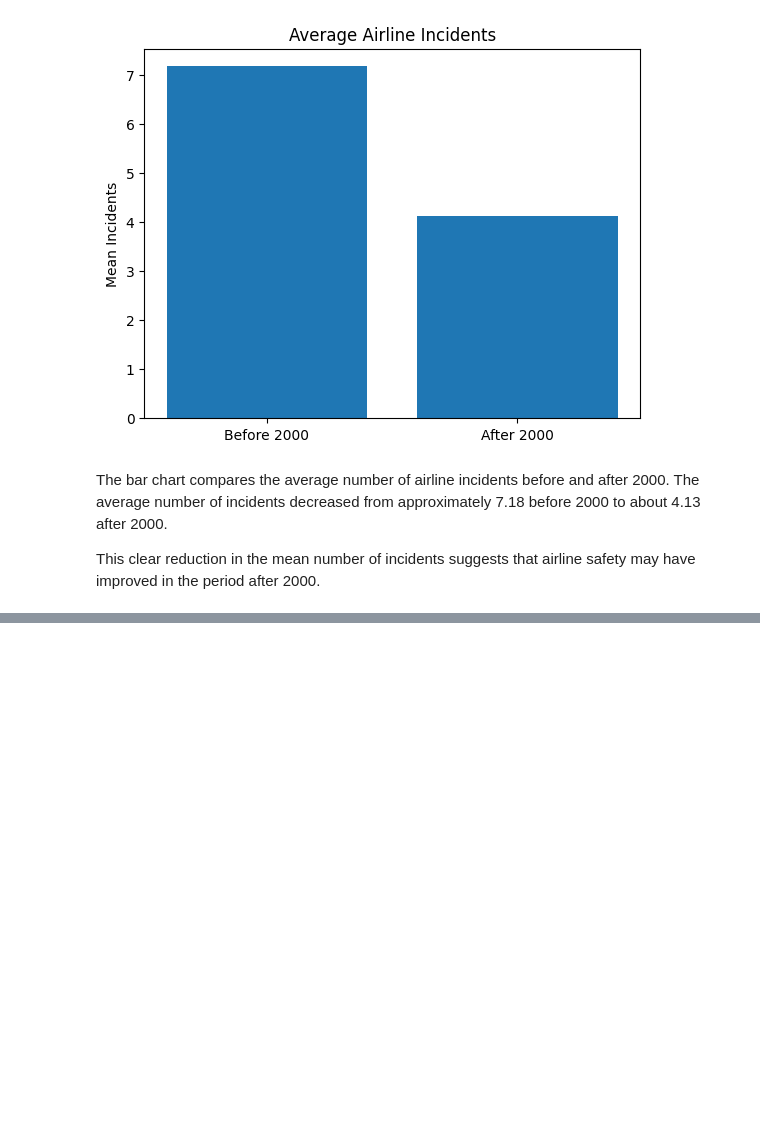
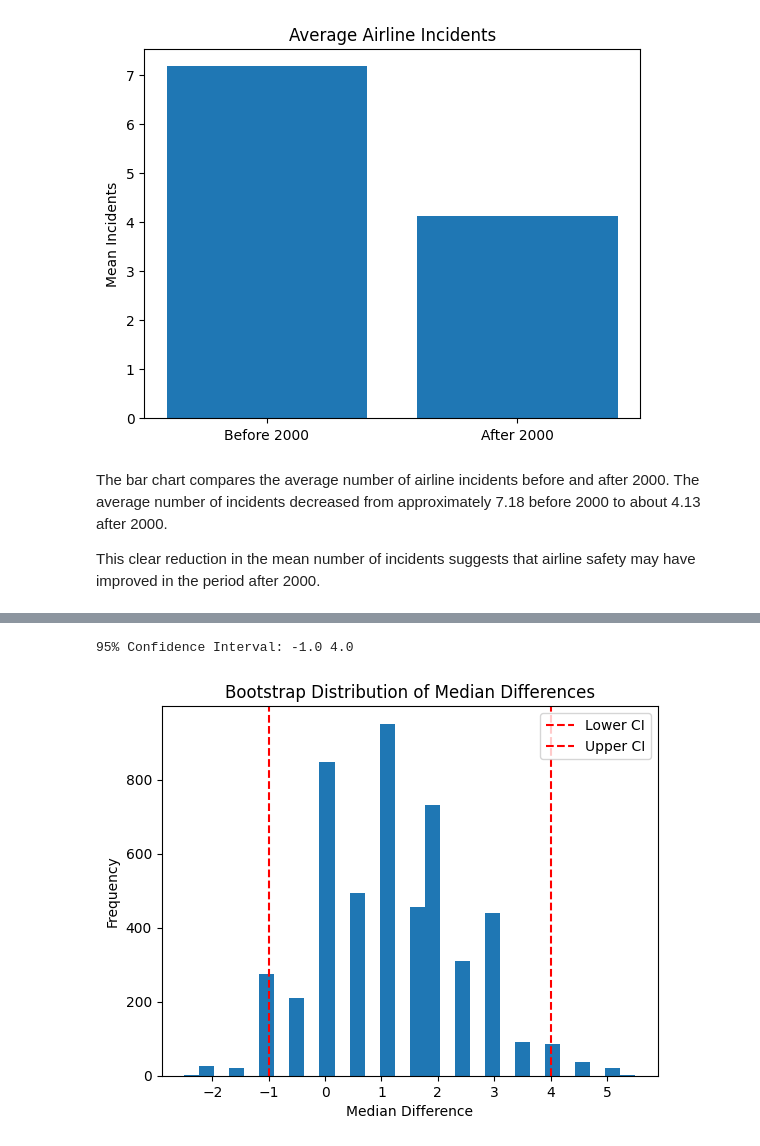
Before and after one commit to Akshathabk-ailearner/airline-safety-analysis, a Jupyter notebook: analysis.ipynb, the cells around one changed output, grey strips where cells are left out. Saved outputs shown, nothing was run; the diff lists cells and outputs as text; code cells hidden in the pictures; blank space fills up the shorter version.

```diff
--- a/analysis.ipynb
+++ b/analysis.ipynb
@@ -89,0 +163,33 @@ This clear reduction in the mean number of incidents suggests that airline safet
+# %%
+# Bootstrap
+boot_diffs = []
+
+for _ in range(5000):
+    boot_before = before.sample(frac=1, replace=True)
+    boot_after = after.sample(frac=1, replace=True)
+
+    diff = boot_before.median() - boot_after.median()
+    boot_diffs.append(diff)
+# %%
+#Confidence Interval
+import numpy as np
+
+ci_lower = np.percentile(boot_diffs, 2.5)
+ci_upper = np.percentile(boot_diffs, 97.5)
+
+print("95% Confidence Interval:", ci_lower, ci_upper)
+# %% [output]
+95% Confidence Interval: -1.0 4.0
+# %%
+import matplotlib.pyplot as plt
+
+plt.hist(boot_diffs, bins=30)
+plt.axvline(ci_lower, color='red', linestyle='dashed', label='Lower CI')
+plt.axvline(ci_upper, color='red', linestyle='dashed', label='Upper CI')
+plt.title("Bootstrap Distribution of Median Differences")
+plt.xlabel("Median Difference")
+plt.ylabel("Frequency")
+plt.legend()
+plt.show()
+# %% [output]
+[figure, added]
```
Also changed, not shown: parts of 13 cells of this notebook.
